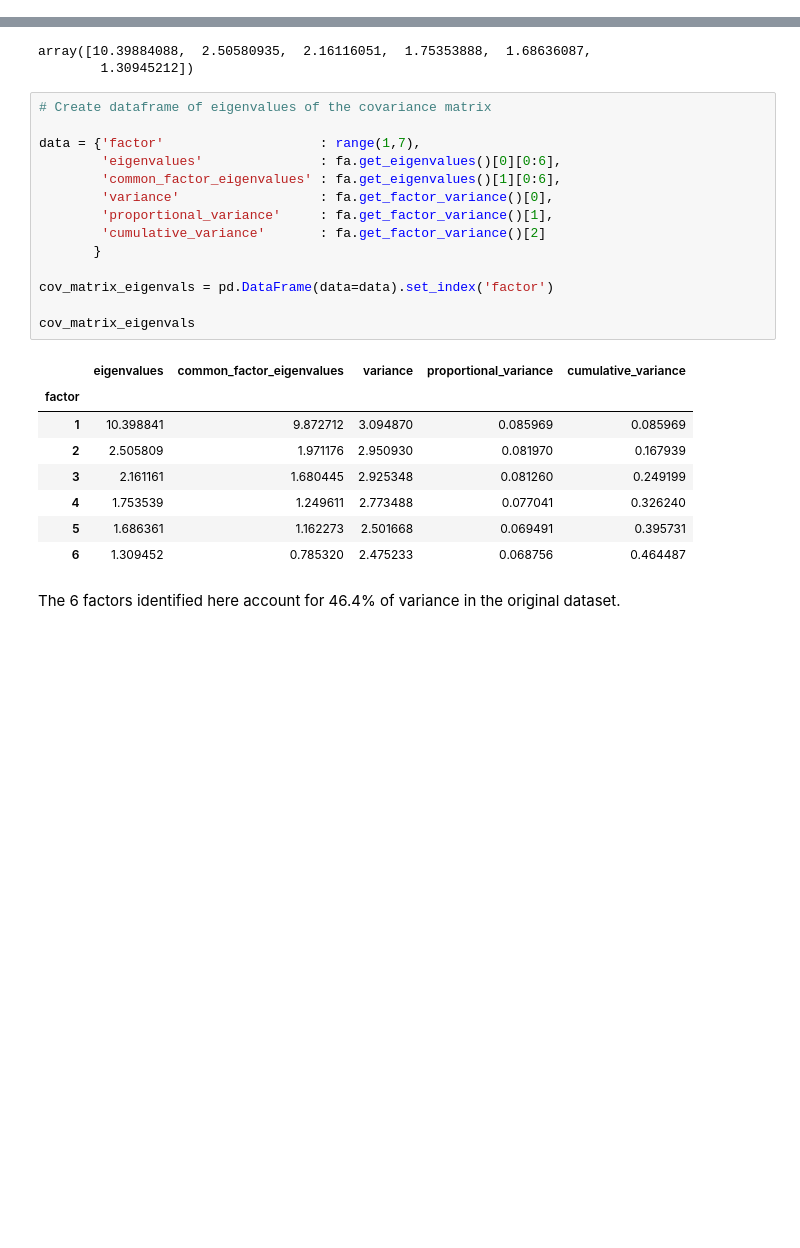
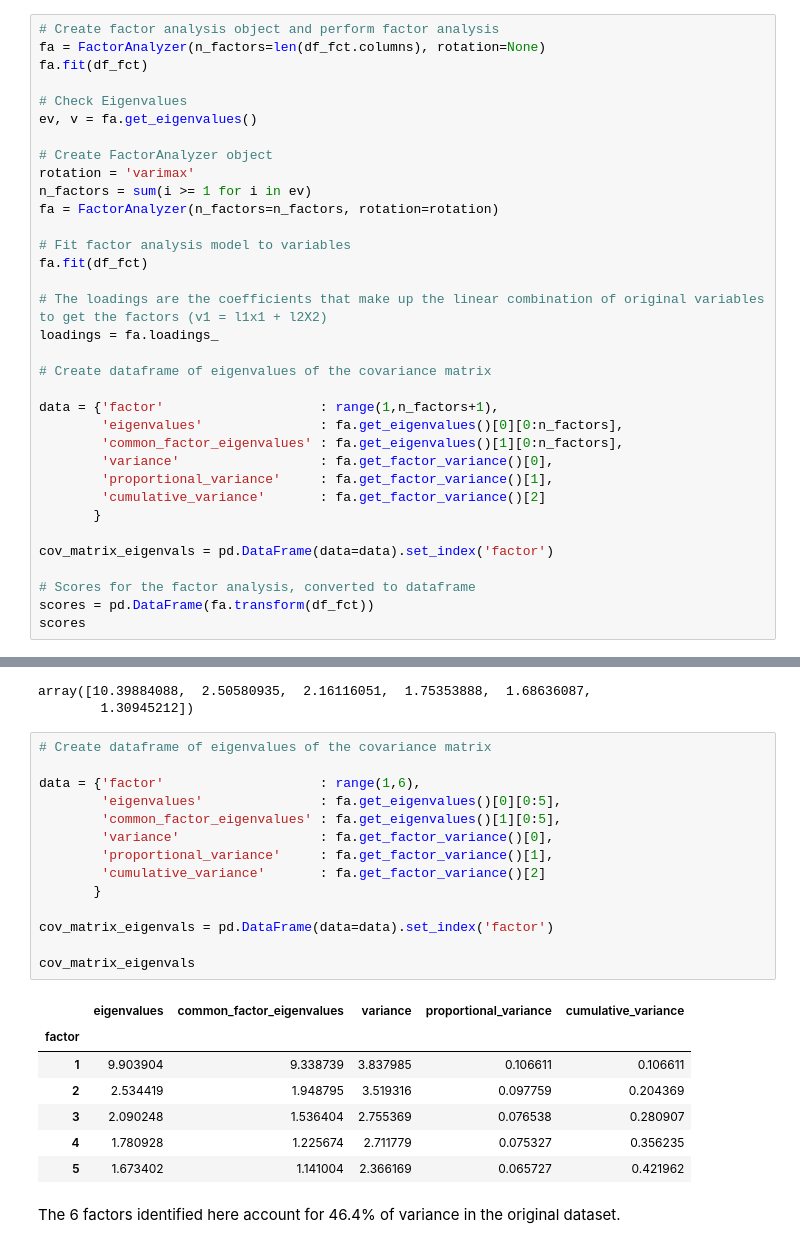
Before and after one commit to EricPostMaster/market-research-cluster-analysis, a Jupyter notebook: kmeans.ipynb, the cells around one changed output, grey strips where cells are left out. Drawn from its saved outputs; the diff is of its cells as text; blank space fills up the shorter version.

Commit message:
Programmatic Factor Analysis

```diff
--- a/kmeans.ipynb
+++ b/kmeans.ipynb
@@ -52,3 +52,37 @@ plt.show()
 The variables are all on a similar scale, so we will use the covariance matrix for identifying principal components.
 
 Note: I think a varimax rotation might be good here because it will create more sparsity in the columns and help identify latent factors.  We can see in the correlation plot above that some variables are more similar than others, and a varimax rotation will help tease that out.
+# %%
+# Create factor analysis object and perform factor analysis
+fa = FactorAnalyzer(n_factors=len(df_fct.columns), rotation=None)
+fa.fit(df_fct)
+
+# Check Eigenvalues
+ev, v = fa.get_eigenvalues()
+
+# Create FactorAnalyzer object
+rotation = 'varimax'
+n_factors = sum(i >= 1 for i in ev)
+fa = FactorAnalyzer(n_factors=n_factors, rotation=rotation)
+
+# Fit factor analysis model to variables
+fa.fit(df_fct)
+
+# The loadings are the coefficients that make up the linear combination of original variables to get the factors (v1 = l1x1 + l2X2)
+loadings = fa.loadings_
+
+# Create dataframe of eigenvalues of the covariance matrix
+
+data = {'factor'                    : range(1,n_factors+1),
+        'eigenvalues'               : fa.get_eigenvalues()[0][0:n_factors],
+        'common_factor_eigenvalues' : fa.get_eigenvalues()[1][0:n_factors],
+        'variance'                  : fa.get_factor_variance()[0],
+        'proportional_variance'     : fa.get_factor_variance()[1],
+        'cumulative_variance'       : fa.get_factor_variance()[2]
+       }
+
+cov_matrix_eigenvals = pd.DataFrame(data=data).set_index('factor')
+
+# Scores for the factor analysis, converted to dataframe
+scores = pd.DataFrame(fa.transform(df_fct))
+scores
@@ -117,26 +161,25 @@ array([10.39884088,  2.50580935,  2.16116051,  1.75353888,  1.68636087,
 # %%
 # Create dataframe of eigenvalues of the covariance matrix
 
-data = {'factor'                    : range(1,7),
-        'eigenvalues'               : fa.get_eigenvalues()[0][0:6],
-        'common_factor_eigenvalues' : fa.get_eigenvalues()[1][0:6],
+data = {'factor'                    : range(1,6),
+        'eigenvalues'               : fa.get_eigenvalues()[0][0:5],
+        'common_factor_eigenvalues' : fa.get_eigenvalues()[1][0:5],
         'variance'                  : fa.get_factor_variance()[0],
         'proportional_variance'     : fa.get_factor_variance()[1],
         'cumulative_variance'       : fa.get_factor_variance()[2]
        }
 
 cov_matrix_eigenvals = pd.DataFrame(data=data).set_index('factor')
 
 cov_matrix_eigenvals
 # %% [output]
 |  | eigenvalues | common_factor_eigenvalues | variance | proportional_variance | cumulative_variance |
 | factor |  |  |  |  |  |
-| 1 | 10.398841 | 9.872712 | 3.094870 | 0.085969 | 0.085969 |
-| 2 | 2.505809 | 1.971176 | 2.950930 | 0.081970 | 0.167939 |
-| 3 | 2.161161 | 1.680445 | 2.925348 | 0.081260 | 0.249199 |
-| 4 | 1.753539 | 1.249611 | 2.773488 | 0.077041 | 0.326240 |
-| 5 | 1.686361 | 1.162273 | 2.501668 | 0.069491 | 0.395731 |
-| 6 | 1.309452 | 0.785320 | 2.475233 | 0.068756 | 0.464487 |
+| 1 | 9.903904 | 9.338739 | 3.837985 | 0.106611 | 0.106611 |
+| 2 | 2.534419 | 1.948795 | 3.519316 | 0.097759 | 0.204369 |
+| 3 | 2.090248 | 1.536404 | 2.755369 | 0.076538 | 0.280907 |
+| 4 | 1.780928 | 1.225674 | 2.711779 | 0.075327 | 0.356235 |
+| 5 | 1.673402 | 1.141004 | 2.366169 | 0.065727 | 0.421962 |
 # %% [markdown]
 The 6 factors identified here account for 46.4% of variance in the original dataset.
 # %%
```
Also changed, not shown: parts of 4 cells of this notebook.
